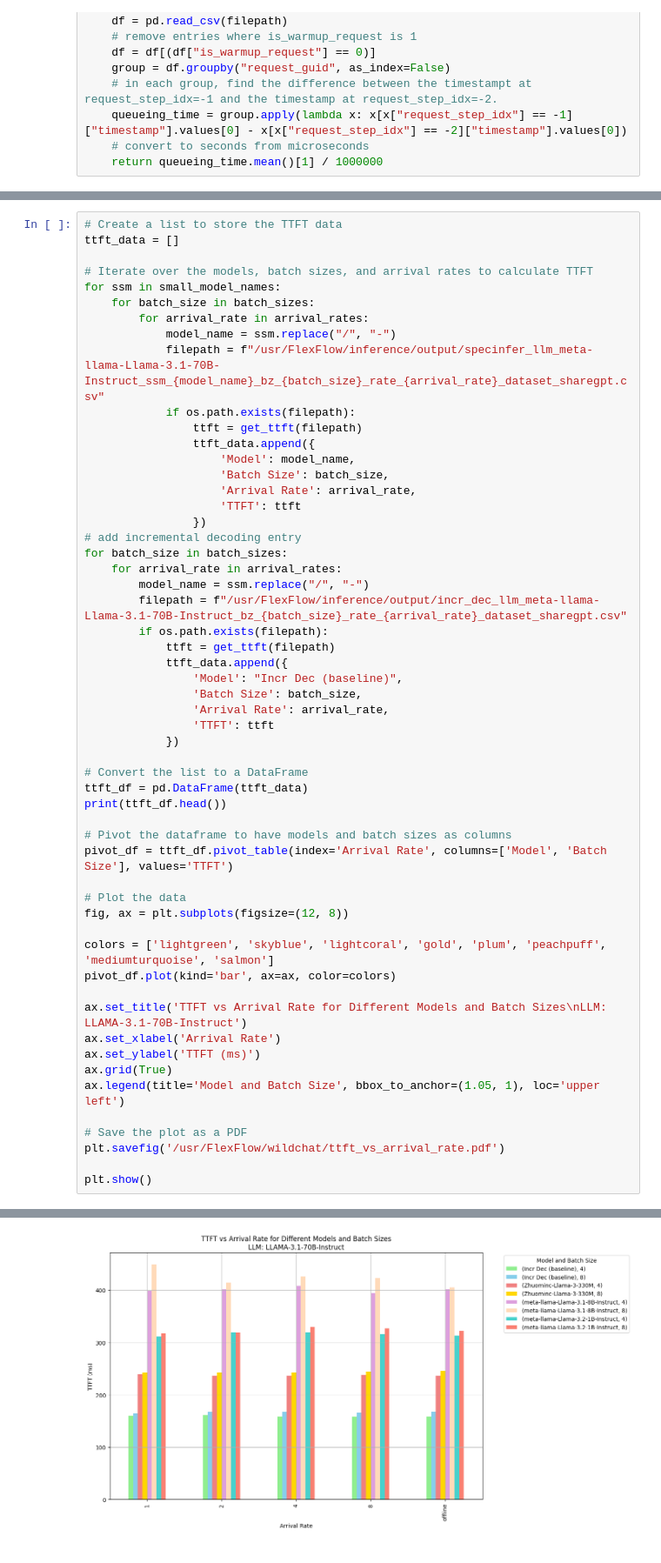
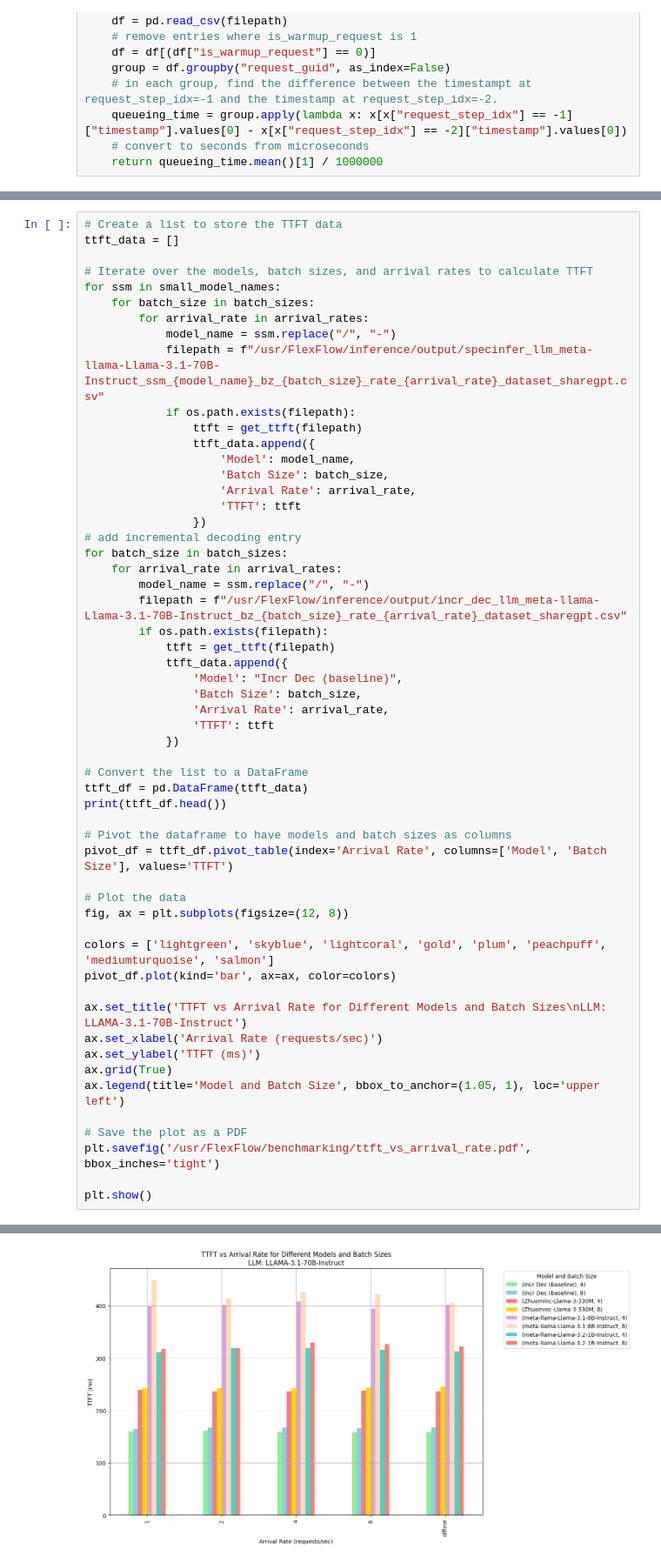
Before and after one commit to roshanprabhakar/flexflow-train, a Jupyter notebook: benchmarking/plot_results.ipynb, the cells around one changed output, grey strips where cells are left out. Shown at 87% size. Cells and saved outputs as stored; diff of their text form.

```diff
--- a/benchmarking/plot_results.ipynb
+++ b/benchmarking/plot_results.ipynb
@@ -220,36 +220,36 @@ for batch_size in batch_sizes:
             })
 
 # Convert the list to a DataFrame
 ttft_df = pd.DataFrame(ttft_data)
 print(ttft_df.head())
 
 # Pivot the dataframe to have models and batch sizes as columns
 pivot_df = ttft_df.pivot_table(index='Arrival Rate', columns=['Model', 'Batch Size'], values='TTFT')
 
 # Plot the data
 fig, ax = plt.subplots(figsize=(12, 8))
 
 colors = ['lightgreen', 'skyblue', 'lightcoral', 'gold', 'plum', 'peachpuff', 'mediumturquoise', 'salmon']
 pivot_df.plot(kind='bar', ax=ax, color=colors)
 
 ax.set_title('TTFT vs Arrival Rate for Different Models and Batch Sizes\nLLM: LLAMA-3.1-70B-Instruct')
-ax.set_xlabel('Arrival Rate')
+ax.set_xlabel('Arrival Rate (requests/sec)')
 ax.set_ylabel('TTFT (ms)')
 ax.grid(True)
 ax.legend(title='Model and Batch Size', bbox_to_anchor=(1.05, 1), loc='upper left')
 
 # Save the plot as a PDF
-plt.savefig('/usr/FlexFlow/wildchat/ttft_vs_arrival_rate.pdf')
+plt.savefig('/usr/FlexFlow/benchmarking/ttft_vs_arrival_rate.pdf', bbox_inches='tight')
 
 plt.show()
 # %% [output]
                    Model  Batch Size Arrival Rate        TTFT
 0  Zhuominc-Llama-3-330M           4      offline  236.037453
 1  Zhuominc-Llama-3-330M           4            1  239.494513
 2  Zhuominc-Llama-3-330M           4            2  236.035863
 3  Zhuominc-Llama-3-330M           4            4  237.153932
 4  Zhuominc-Llama-3-330M           4            8  237.309231
-[figure, old version]
+[figure, new version]
 # %%
 # Create a list to store the queueing time data
 qt_data = []
```
Also changed, not shown: parts of 3 cells of this notebook, 9 other files.
